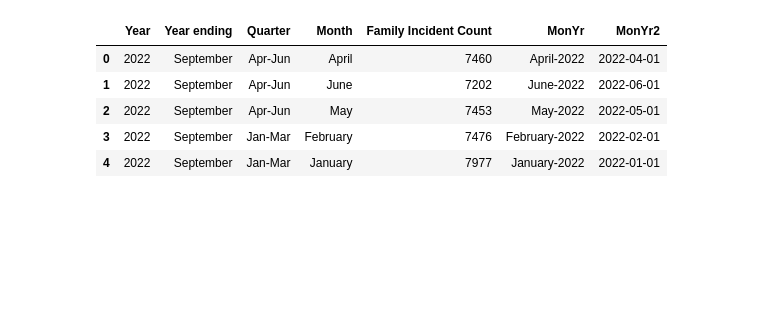
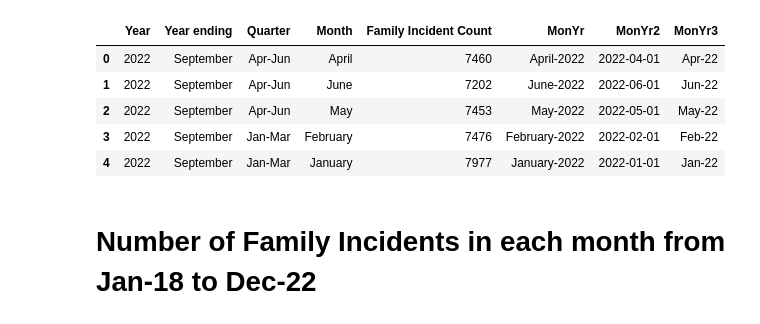
Before and after one commit to LKDSOUZA/Project-1, a Jupyter notebook: Thelge_Analysis.ipynb, the cells around one changed output. Drawn from its saved outputs; the diff is of its cells as text; code cells hidden in the pictures; blank space fills up the shorter version.

```diff
--- a/Thelge_Analysis.ipynb
+++ b/Thelge_Analysis.ipynb
@@ -4,16 +5,27 @@ import matplotlib.pyplot as plt
 import numpy as np
 %matplotlib notebook
 # %%
+#Reading data from excel file
 fam_incidents = pd.read_excel("Resources/Data_Tables_Family_Incidents_Visualisation_Year_Ending_September_2022.xlsx","Table 02")
 fam_incidents2 = pd.read_excel("Resources/Data_Tables_Family_Incidents_Visualisation_Year_Ending_September_2022.xlsx","Table 01")
+
+#Create a new column to combine month and year
 fam_incidents["MonYr"] = fam_incidents["Month"]+"-"+fam_incidents["Year"].map(str)
+
+#Create a new column to convert above column into Date-Time format for sorting purpose
 fam_incidents["MonYr2"]=pd.to_datetime(fam_incidents["MonYr"])
+
+#Create a new column for labeling purpose
+fam_incidents["MonYr3"]=fam_incidents["Month"].str[0:3]+"-"+fam_incidents["Year"].astype(str).str[2:4]
+
 fam_incidents.head()
 # %% [output]
-|  | Year | Year ending | Quarter | Month | Family Incident Count | MonYr | MonYr2 |
-| 0 | 2022 | September | Apr-Jun | April | 7460 | April-2022 | 2022-04-01 |
-| 1 | 2022 | September | Apr-Jun | June | 7202 | June-2022 | 2022-06-01 |
-| 2 | 2022 | September | Apr-Jun | May | 7453 | May-2022 | 2022-05-01 |
-| 3 | 2022 | September | Jan-Mar | February | 7476 | February-2022 | 2022-02-01 |
-| 4 | 2022 | September | Jan-Mar | January | 7977 | January-2022 | 2022-01-01 |
+|  | Year | Year ending | Quarter | Month | Family Incident Count | MonYr | MonYr2 | MonYr3 |
+| 0 | 2022 | September | Apr-Jun | April | 7460 | April-2022 | 2022-04-01 | Apr-22 |
+| 1 | 2022 | September | Apr-Jun | June | 7202 | June-2022 | 2022-06-01 | Jun-22 |
+| 2 | 2022 | September | Apr-Jun | May | 7453 | May-2022 | 2022-05-01 | May-22 |
+| 3 | 2022 | September | Jan-Mar | February | 7476 | February-2022 | 2022-02-01 | Feb-22 |
+| 4 | 2022 | September | Jan-Mar | January | 7977 | January-2022 | 2022-01-01 | Jan-22 |
+# %% [markdown]
+# Number of Family Incidents in each month from Jan-18 to Dec-22
 # %%
```
Also changed, not shown: parts of 8 cells of this notebook.
